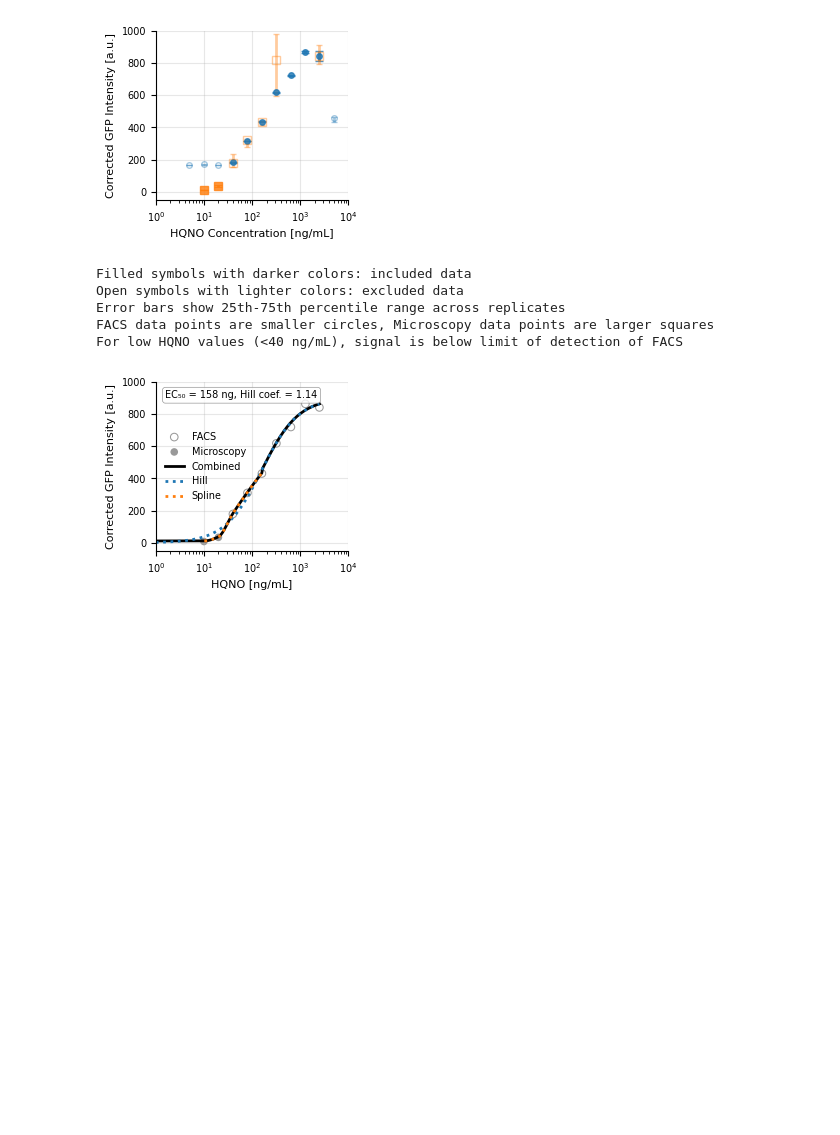
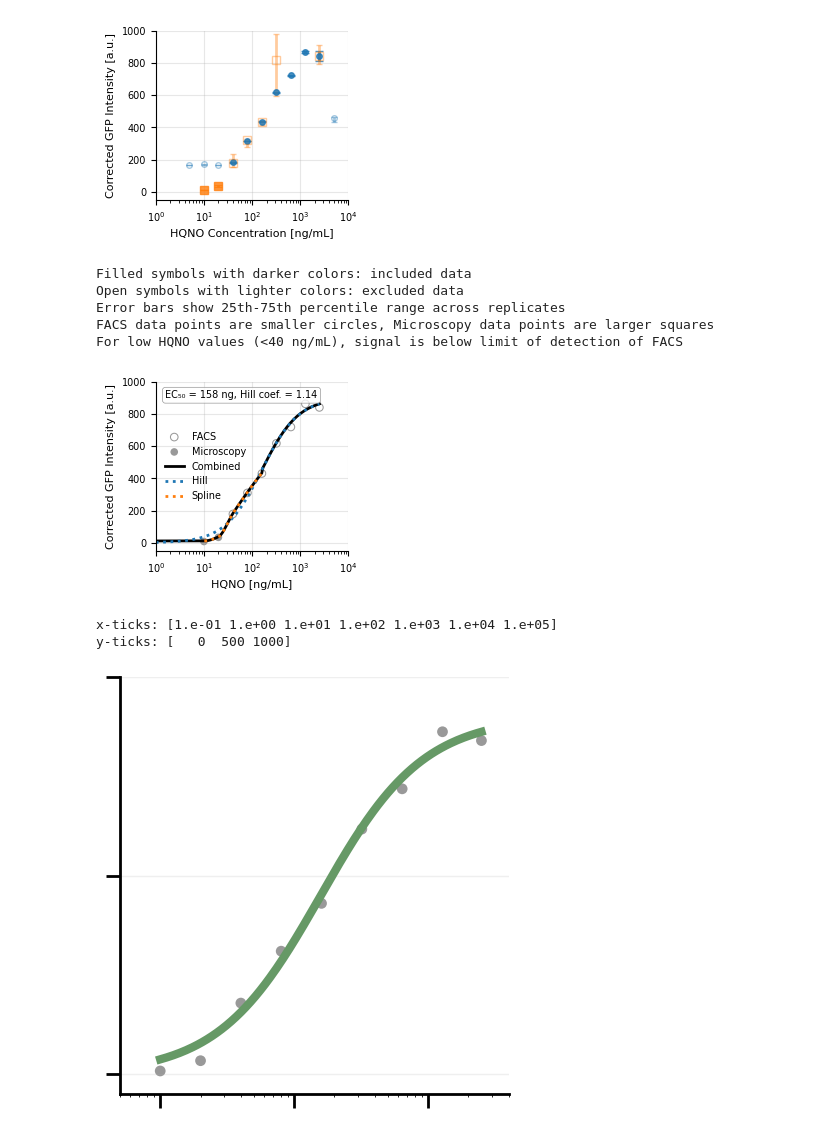
Before and after one commit to simonvanvliet/SpatialToleranceModel, a Jupyter notebook: 1_dose_response_curves/2_hqno_fit_dose_response.ipynb, the cells around one changed output. Drawn from its saved outputs; the diff is of its cells as text; code cells hidden in the pictures; blank space fills up the shorter version.

```diff
--- a/1_dose_response_curves/2_hqno_fit_dose_response.ipynb
+++ b/1_dose_response_curves/2_hqno_fit_dose_response.ipynb
@@ -587,3 +587,75 @@ plt.savefig(OUTPUT_PDF, dpi=300, transparent=True)
 plt.show()
 # %% [output]
 [figure]
+# %%
+# Add cleaned up figure with no labels or ticks
+figw = 300 / 72   # 26.67"
+figh = 320 / 72   # 15.00"
+
+tick_pt = 10  # your tick length in points — adjust to match yours
+
+# Convert tick size from points → figure fractions
+pad_x = tick_pt / (figw * 72)
+pad_y = tick_pt / (figh * 72)
+
+
+fig = plt.figure(figsize=(figw, figh))
+ax = fig.add_axes([pad_x, pad_y, 1 - 2*pad_x, 1 - 2*pad_y])
+
+
+
+# Extract data
+x_data = df_included['conc'].to_numpy(float)
+
+# Generate fit data
+min_xval = 10 if x_data.min() <= 0 else x_data.min()
+x_fit = np.logspace(np.log10(min_xval), np.log10(x_data.max()), 200)
+y_fit = hill_function(x_fit, params['a'], params['c'], params['b'])
+y_min = df_included['gfp'].min()
+
+
+ax.scatter(df_included['conc'], df_included['gfp'] - y_min,
+            s=60, color="grey",
+            marker='o', edgecolors='none', alpha=0.8)
+
+# Plot Hill fit
+ax.plot(x_fit, y_fit, linewidth=6, color='#669966')
+
+
+# Configure axes
+ax.set_xscale('log')
+
+# Style (minimal spines, subtle grid)
+ax.set_facecolor('none')
+
+ax.spines['top'].set_visible(False)
+ax.spines['right'].set_visible(False)
+ax.spines['left'].set_linewidth(2)
+ax.spines['bottom'].set_linewidth(2)
+ax.tick_params(axis='both', which='major', width=2, length=tick_pt, labelsize=8)
+ax.grid(axis='y', alpha=0.2, linestyle='-', linewidth=1)
+
+ax.set_yticks([0, 500, 1000])
+print("x-ticks:", ax.get_xticks())
+print("y-ticks:", ax.get_yticks())
+
+
+ax.set_xlabel('')
+ax.set_ylabel('')
+ax.set_xticklabels([])
+ax.set_yticklabels([])
+if ax.get_legend() is not None:
+    ax.get_legend().remove()
+
+
+plt.xlim(5, 4000)
+plt.ylim(-50,1000)
+
+# Save figure
+plt.savefig(f"_talk_figure_hqno.pdf", format='pdf', transparent=True)
+
+plt.show()
+# %% [output]
+x-ticks: [1.e-01 1.e+00 1.e+01 1.e+02 1.e+03 1.e+04 1.e+05]
+y-ticks: [   0  500 1000]
+[figure, added]
```
Also changed, not shown: 14 other files.
